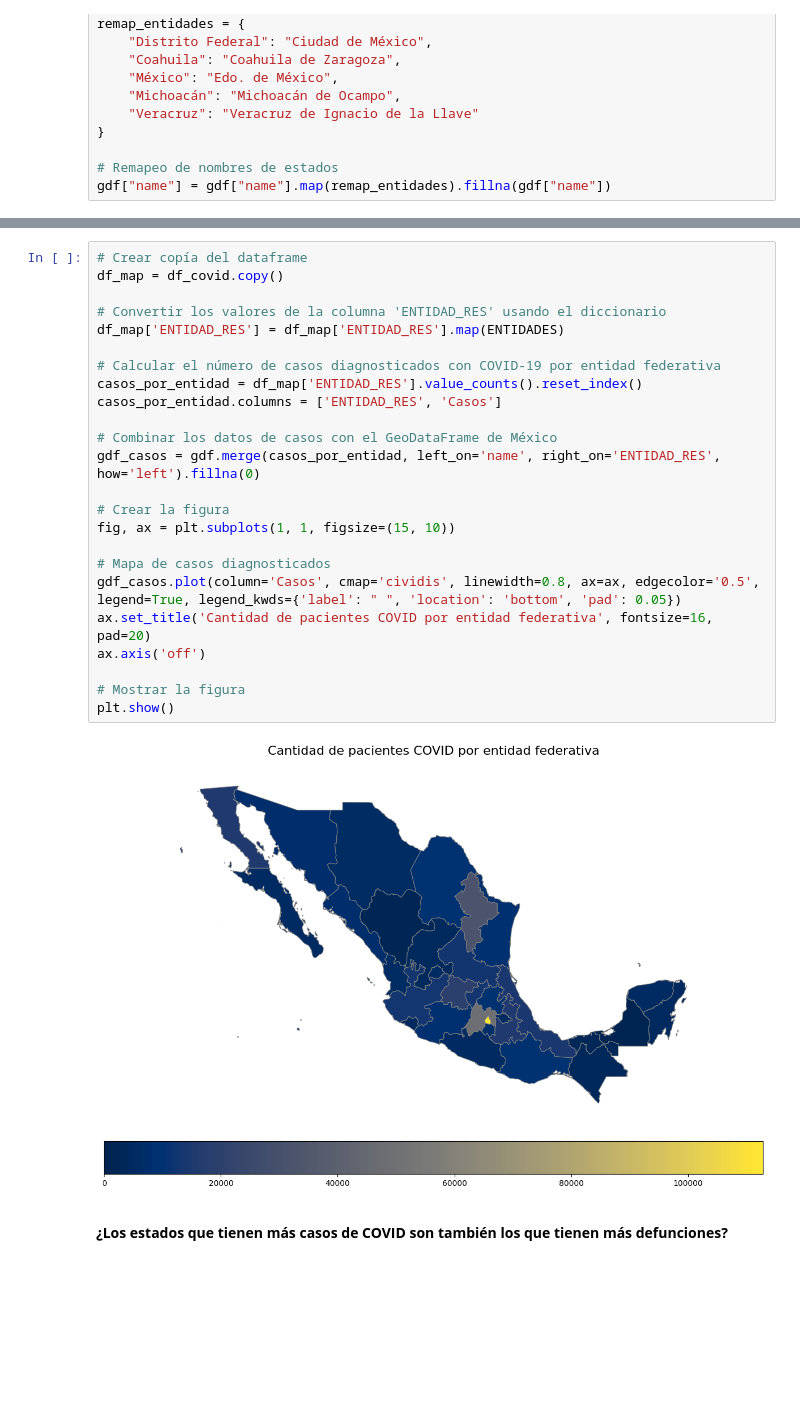
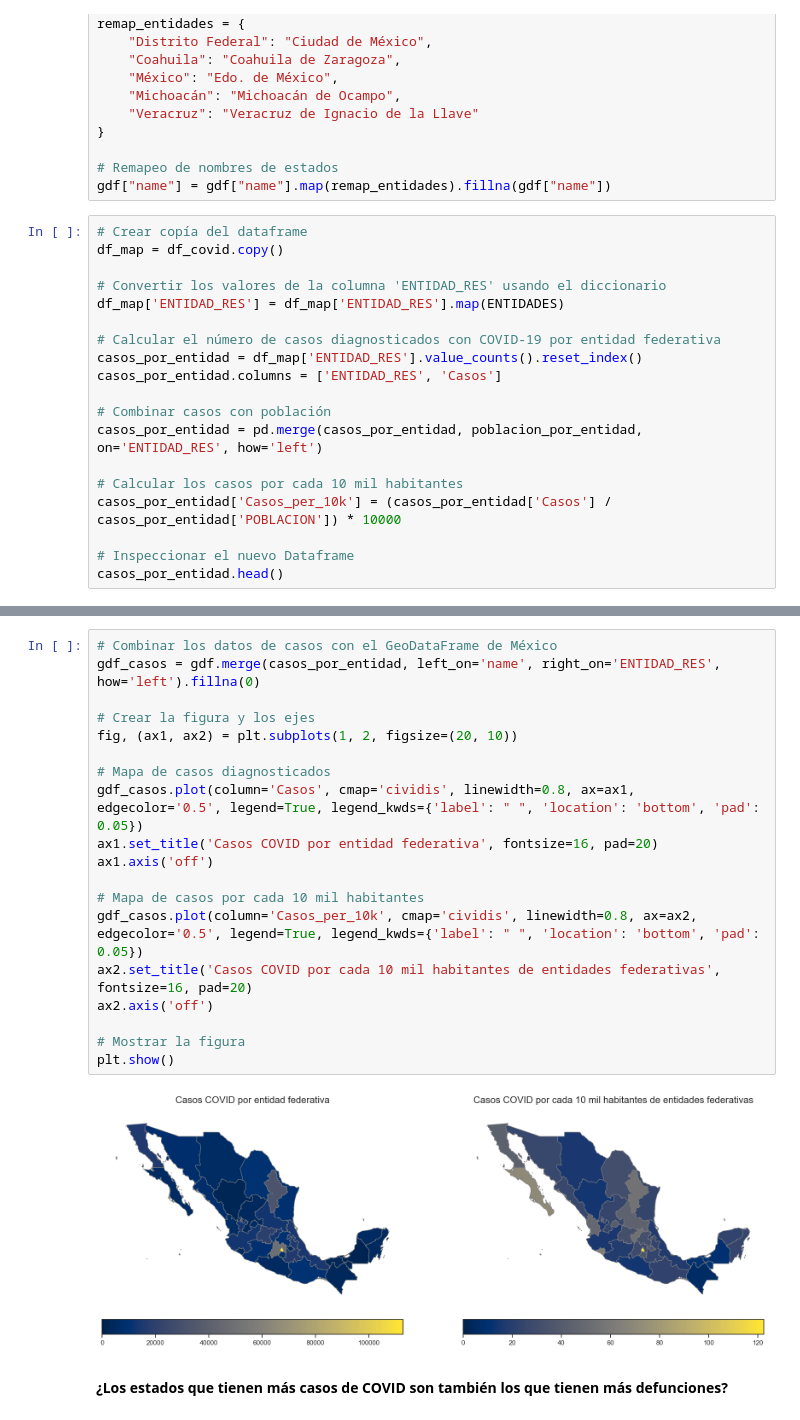
Before and after one commit to VesnaPivac/ML_COVID19-Mexico, a Jupyter notebook: src/visualization/eda.ipynb, the cells around one changed output, grey strips where cells are left out. Cells and saved outputs as stored; diff of their text form; blank space fills up the shorter version.

```diff
--- a/src/visualization/eda.ipynb
+++ b/src/visualization/eda.ipynb
@@ -177,3 +259,22 @@ remap_entidades = {
 
 # Remapeo de nombres de estados
 gdf["name"] = gdf["name"].map(remap_entidades).fillna(gdf["name"])
+# %%
+# Crear copía del dataframe
+df_map = df_covid.copy()
+
+# Convertir los valores de la columna 'ENTIDAD_RES' usando el diccionario
+df_map['ENTIDAD_RES'] = df_map['ENTIDAD_RES'].map(ENTIDADES)
+
+# Calcular el número de casos diagnosticados con COVID-19 por entidad federativa
+casos_por_entidad = df_map['ENTIDAD_RES'].value_counts().reset_index()
+casos_por_entidad.columns = ['ENTIDAD_RES', 'Casos']
+
+# Combinar casos con población
+casos_por_entidad = pd.merge(casos_por_entidad, poblacion_por_entidad, on='ENTIDAD_RES', how='left')
+
+# Calcular los casos por cada 10 mil habitantes
+casos_por_entidad['Casos_per_10k'] = (casos_por_entidad['Casos'] / casos_por_entidad['POBLACION']) * 10000
+
+# Inspeccionar el nuevo Dataframe
+casos_por_entidad.head()
@@ -180,28 +288,23 @@ gdf["name"] = gdf["name"].map(remap_entidades).fillna(gdf["name"])
 # %%
-# Crear copía del dataframe
-df_map = df_covid.copy()
-
-# Convertir los valores de la columna 'ENTIDAD_RES' usando el diccionario
-df_map['ENTIDAD_RES'] = df_map['ENTIDAD_RES'].map(ENTIDADES)
-
-# Calcular el número de casos diagnosticados con COVID-19 por entidad federativa
-casos_por_entidad = df_map['ENTIDAD_RES'].value_counts().reset_index()
-casos_por_entidad.columns = ['ENTIDAD_RES', 'Casos']
-
 # Combinar los datos de casos con el GeoDataFrame de México
 gdf_casos = gdf.merge(casos_por_entidad, left_on='name', right_on='ENTIDAD_RES', how='left').fillna(0)
 
-# Crear la figura
-fig, ax = plt.subplots(1, 1, figsize=(15, 10))
+# Crear la figura y los ejes
+fig, (ax1, ax2) = plt.subplots(1, 2, figsize=(20, 10))
 
 # Mapa de casos diagnosticados
-gdf_casos.plot(column='Casos', cmap='cividis', linewidth=0.8, ax=ax, edgecolor='0.5', legend=True, legend_kwds={'label': " ", 'location': 'bottom', 'pad': 0.05})
-ax.set_title('Cantidad de pacientes COVID por entidad federativa', fontsize=16, pad=20)
-ax.axis('off')
+gdf_casos.plot(column='Casos', cmap='cividis', linewidth=0.8, ax=ax1, edgecolor='0.5', legend=True, legend_kwds={'label': " ", 'location': 'bottom', 'pad': 0.05})
+ax1.set_title('Casos COVID por entidad federativa', fontsize=16, pad=20)
+ax1.axis('off')
+
+# Mapa de casos por cada 10 mil habitantes
+gdf_casos.plot(column='Casos_per_10k', cmap='cividis', linewidth=0.8, ax=ax2, edgecolor='0.5', legend=True, legend_kwds={'label': " ", 'location': 'bottom', 'pad': 0.05})
+ax2.set_title('Casos COVID por cada 10 mil habitantes de entidades federativas', fontsize=16, pad=20)
+ax2.axis('off')
 
 # Mostrar la figura
 plt.show()
 # %% [output]
-[figure, old version]
+[figure, new version]
 # %% [markdown]
 **¿Los estados que tienen más casos de COVID son también los que tienen más defunciones?**
```
Also changed, not shown: parts of 55 cells of this notebook.
